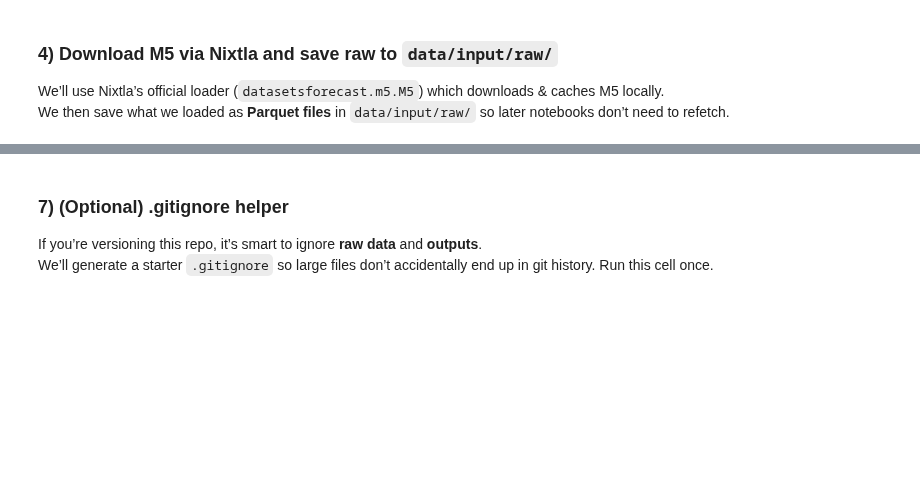
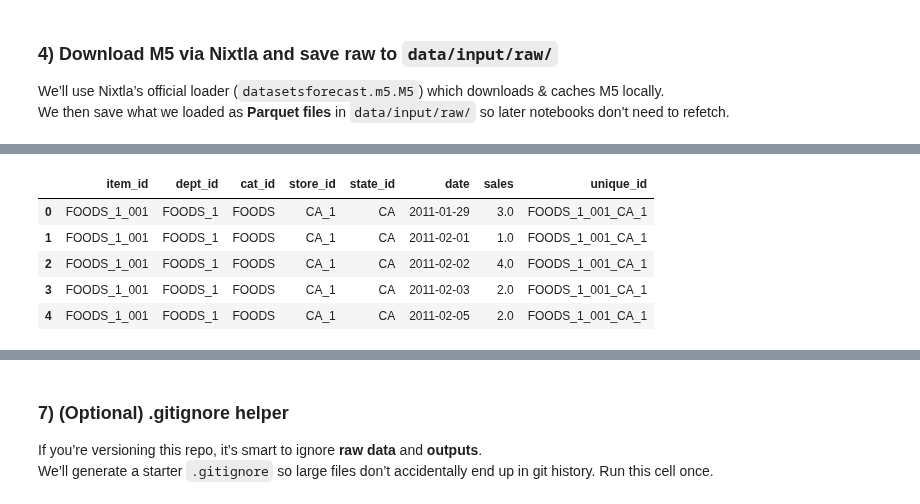
Before and after one commit to lindsaytruong/tsforge, a Jupyter notebook: examples/00_initial_setup.ipynb, the cells around one changed output, grey strips where cells are left out. Drawn from its saved outputs; the diff is of its cells as text; code cells hidden in the pictures; blank space fills up the shorter version.

```diff
--- a/examples/00_initial_setup.ipynb
+++ b/examples/00_initial_setup.ipynb
@@ -150,0 +192,12 @@ WindowsPath('data/input/raw')
+# %%
+sales_df = pd.read_parquet(r'C:\Users\tacke\Documents\GitHub\forecast_academy\data\input\raw\00_m5_sales.parquet')
+sales_df['unique_id'] = sales_df['item_id'] + '_' + sales_df['store_id']
+sales_df.to_parquet('../data/input/processed/00_m5_sales_full.parquet')
+sales_df.head()
+# %% [output]
+|  | item_id | dept_id | cat_id | store_id | state_id | date | sales | unique_id |
+| 0 | FOODS_1_001 | FOODS_1 | FOODS | CA_1 | CA | 2011-01-29 | 3.0 | FOODS_1_001_CA_1 |
+| 1 | FOODS_1_001 | FOODS_1 | FOODS | CA_1 | CA | 2011-02-01 | 1.0 | FOODS_1_001_CA_1 |
+| 2 | FOODS_1_001 | FOODS_1 | FOODS | CA_1 | CA | 2011-02-02 | 4.0 | FOODS_1_001_CA_1 |
+| 3 | FOODS_1_001 | FOODS_1 | FOODS | CA_1 | CA | 2011-02-03 | 2.0 | FOODS_1_001_CA_1 |
+| 4 | FOODS_1_001 | FOODS_1 | FOODS | CA_1 | CA | 2011-02-05 | 2.0 | FOODS_1_001_CA_1 |
```
Also changed, not shown: parts of 28 cells of this notebook, 22 other files.
